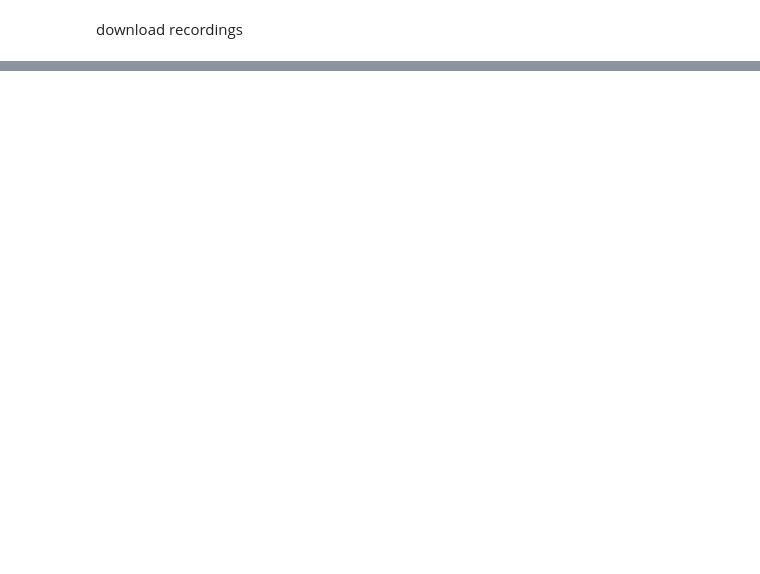
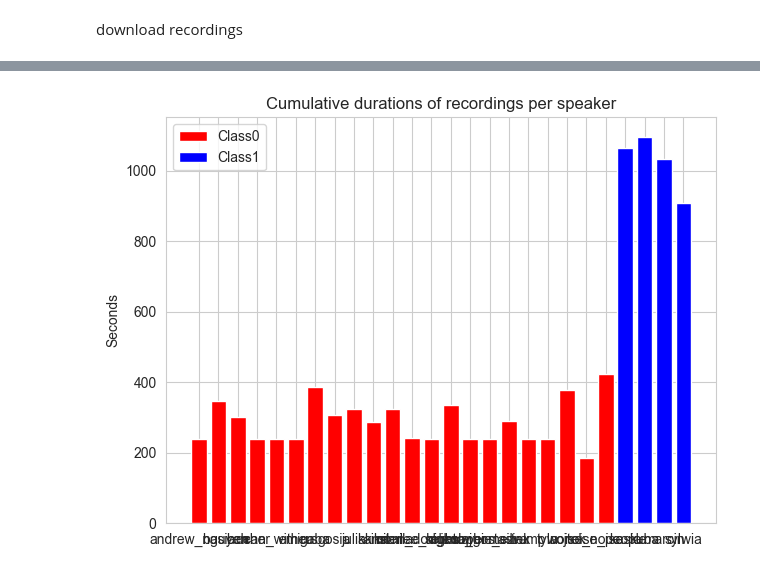
Before and after one commit to rybaks72/IML_Voice_Recognition, a Jupyter notebook: exploratory_data_analysis/raw_data_analysis.ipynb, the cells around one changed output, grey strips where cells are left out. Cells and saved outputs as stored; diff of their text form; code cells hidden in the pictures; blank space fills up the shorter version.

```diff
--- a/exploratory_data_analysis/raw_data_analysis.ipynb
+++ b/exploratory_data_analysis/raw_data_analysis.ipynb
@@ -130,16 +14,0 @@ sampling rate of the original recordings
-# %%
-#TODO change to sum from all people
-class0_sr = []
-class1_sr = []
-
-for speaker in class0_speakers:
-    for f in class0_speakers[speaker]:
-        # _, sr = librosa.load(f, sr=None)
-        sr = librosa.get_samplerate(f)
-        class0_sr.append(sr)
-
-for speaker in class1_speakers:
-    for f in class1_speakers[speaker]:
-        # _, sr = librosa.load(f, sr=None)
-        sr = librosa.get_samplerate(f)
-        class1_sr.append(sr)
@@ -192,0 +98,21 @@ NameError: name 'class1_speakers' is not defined
+# %%
+#TODO cumulative length of recordings in class1, speakers in class0 and noise in class 0 type barplot
+plt.figure()
+
+plt.bar(speaker_lengths_class0.keys(),
+        list(speaker_lengths_class0.values()),
+        color="red",
+        label="Class0")
+
+plt.bar(speaker_lengths_class1.keys(),
+        list(speaker_lengths_class1.values()),
+        color="blue",
+        label="Class1")
+
+plt.title("Cumulative durations of recordings per speaker")
+plt.ylabel("Seconds")
+plt.legend()
+plt.tight_layout()
+plt.show()
+# %% [output]
+[figure, added]
```
Also changed, not shown: parts of 36 cells of this notebook.
